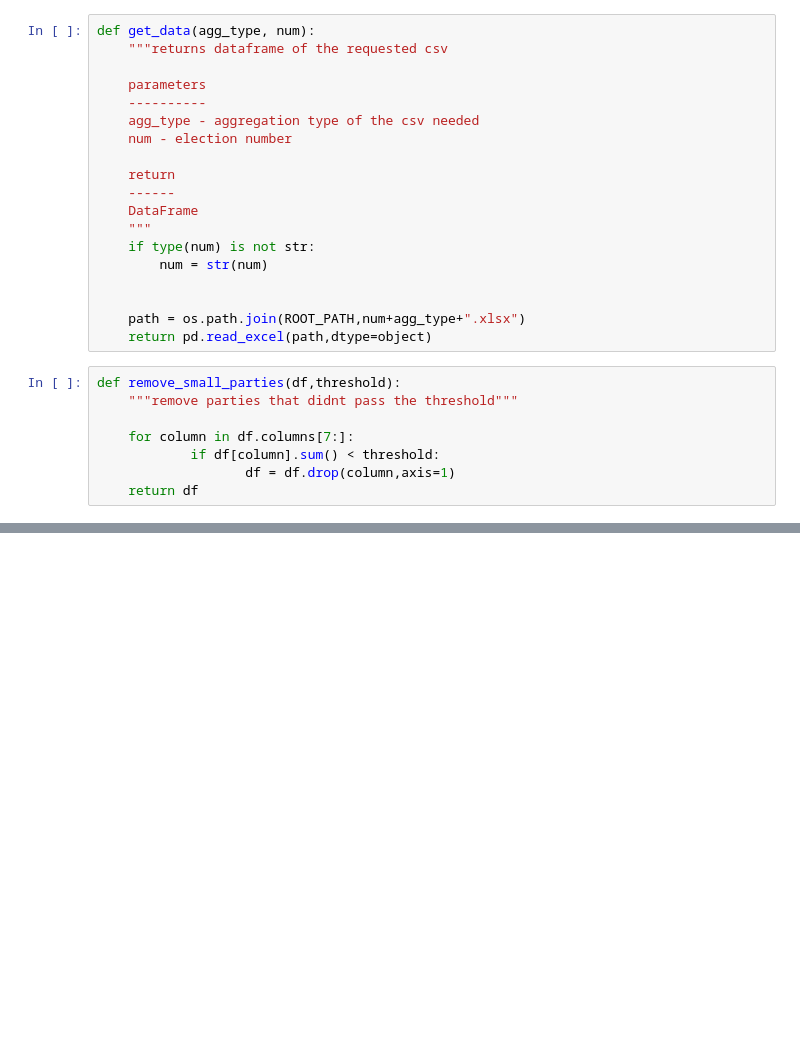
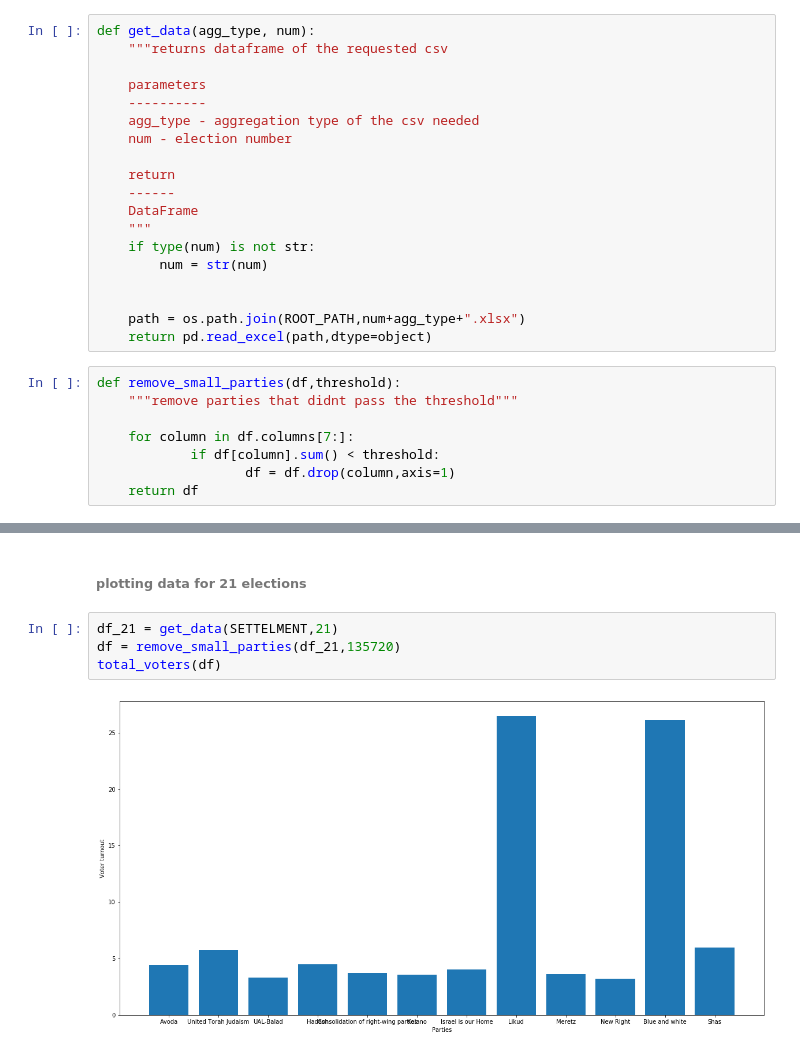
Before and after one commit to gabi939/elections, a Jupyter notebook: elections.ipynb, the cells around one changed output, grey strips where cells are left out. Drawn from its saved outputs; the diff is of its cells as text; blank space fills up the shorter version.

```diff
--- a/elections.ipynb
+++ b/elections.ipynb
@@ -61,0 +74,8 @@ def total_voters(df):
+# %% [markdown]
+###### plotting data for 21 elections
+# %%
+df_21 = get_data(SETTELMENT,21)
+df = remove_small_parties(df_21,135720)
+total_voters(df)
+# %% [output]
+[figure, added]
```
Also changed, not shown: parts of 24 cells of this notebook.
